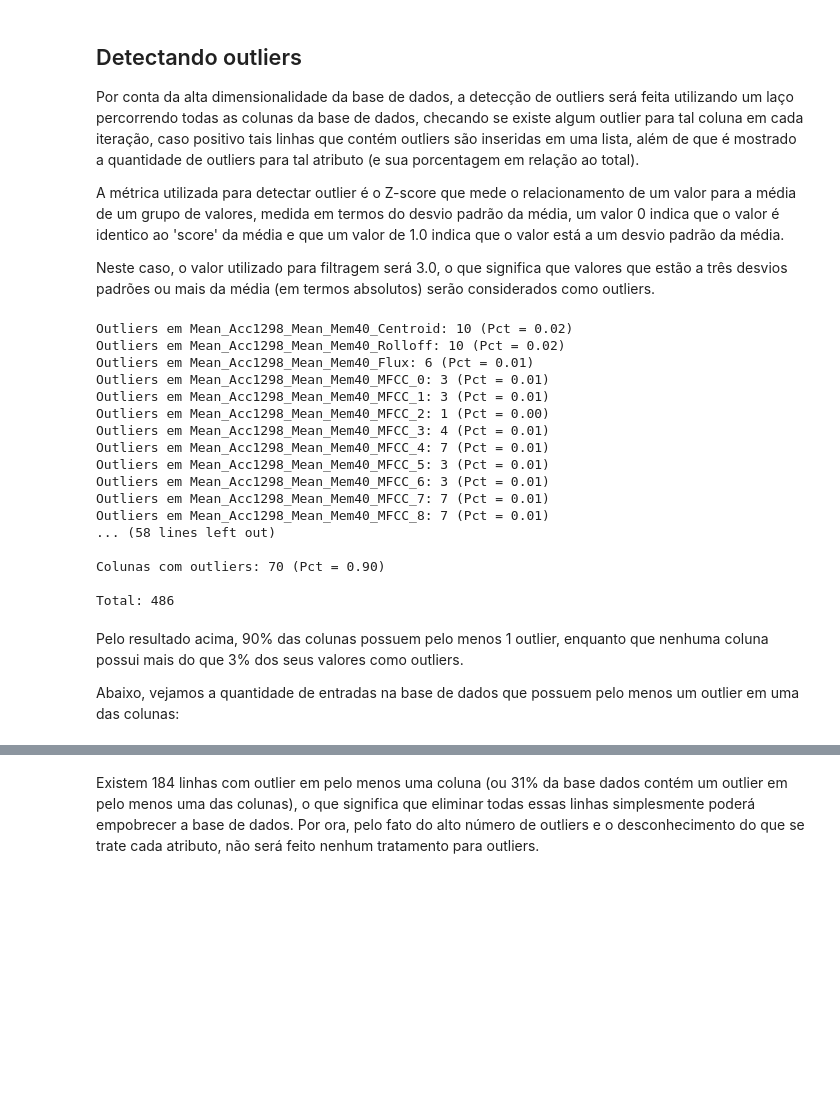
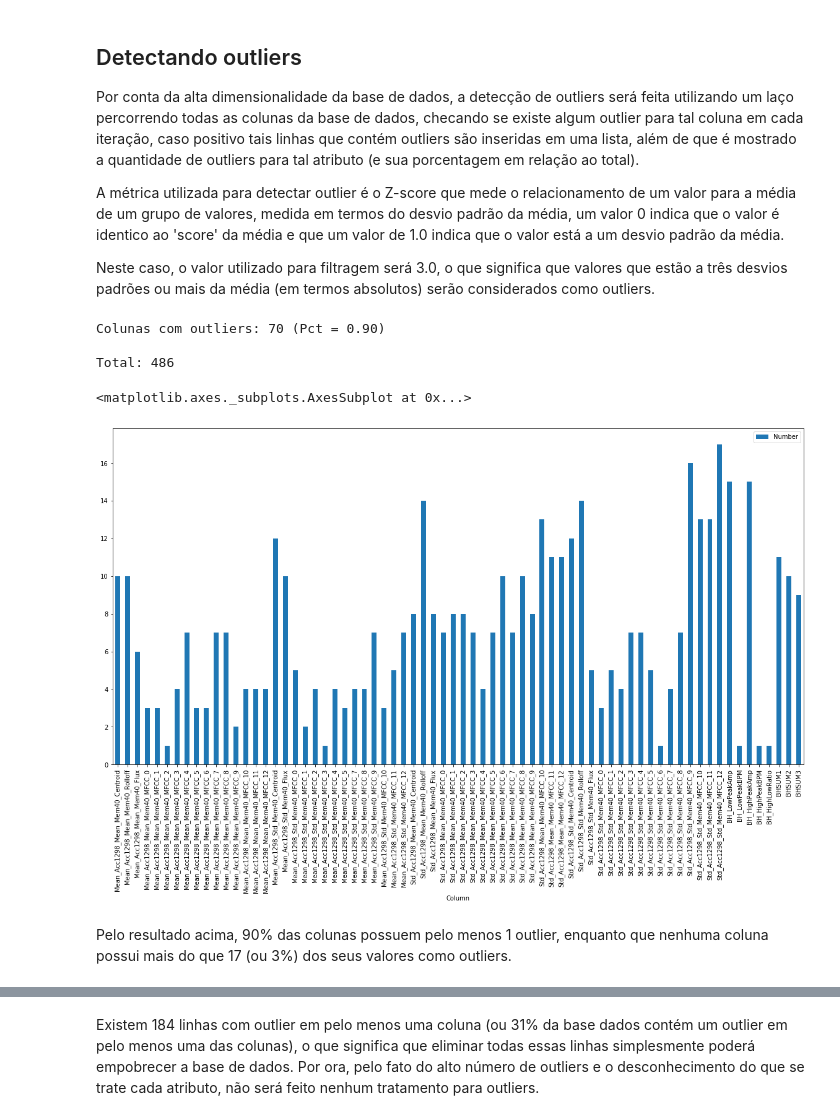
Before and after one commit to DefinitelyNotACactus/AI, a Jupyter notebook: Classification/Q1 - Classification.ipynb, the cells around one changed output, grey strips where cells are left out. Drawn from its saved outputs; the diff is of its cells as text; code cells hidden in the pictures; blank space fills up the shorter version.

```diff
--- a/Classification/Q1 - Classification.ipynb
+++ b/Classification/Q1 - Classification.ipynb
@@ -225,37 +206,27 @@ Neste caso, o valor utilizado para filtragem será 3.0, o que significa que valo
 # %%
 threshold = 3
 outliers = []
 columns = []
+results = []
 total = 0
 for column in df.columns:
     outs = len(df[(np.abs(stats.zscore(df[column])) >= threshold)])
     total += outs
     if(outs > 0):
         columns.append(column)
         outliers.append(df[(np.abs(stats.zscore(df[column])) >= threshold)])
-        print("Outliers em %s: %d (Pct = %.2f)" % (column, outs, outs/len(df)))
+        results.append({"Number": len(df[(np.abs(stats.zscore(df[column])) >= threshold)]), "Column": column})
+        #print("Outliers em %s: %d (Pct = %.2f)" % (column, outs, outs/len(df)))
 
 print("\nColunas com outliers: %d (Pct = %.2f)" % (len(outliers), len(outliers)/len(df.columns)))
 print("\nTotal: %d" % (total))
+
+pd.DataFrame(results).plot.bar(x = "Column", y = "Number", figsize = (20, 10))
 # %% [output]
-Outliers em Mean_Acc1298_Mean_Mem40_Centroid: 10 (Pct = 0.02)
-Outliers em Mean_Acc1298_Mean_Mem40_Rolloff: 10 (Pct = 0.02)
-Outliers em Mean_Acc1298_Mean_Mem40_Flux: 6 (Pct = 0.01)
-Outliers em Mean_Acc1298_Mean_Mem40_MFCC_0: 3 (Pct = 0.01)
-Outliers em Mean_Acc1298_Mean_Mem40_MFCC_1: 3 (Pct = 0.01)
-Outliers em Mean_Acc1298_Mean_Mem40_MFCC_2: 1 (Pct = 0.00)
-Outliers em Mean_Acc1298_Mean_Mem40_MFCC_3: 4 (Pct = 0.01)
-Outliers em Mean_Acc1298_Mean_Mem40_MFCC_4: 7 (Pct = 0.01)
-Outliers em Mean_Acc1298_Mean_Mem40_MFCC_5: 3 (Pct = 0.01)
-Outliers em Mean_Acc1298_Mean_Mem40_MFCC_6: 3 (Pct = 0.01)
-Outliers em Mean_Acc1298_Mean_Mem40_MFCC_7: 7 (Pct = 0.01)
-Outliers em Mean_Acc1298_Mean_Mem40_MFCC_8: 7 (Pct = 0.01)
-... (58 lines left out)
-
 Colunas com outliers: 70 (Pct = 0.90)
 
 Total: 486
+<matplotlib.axes._subplots.AxesSubplot at 0x...>
+[figure, added]
 # %% [markdown]
-Pelo resultado acima, 90% das colunas possuem pelo menos 1 outlier, enquanto que nenhuma coluna possui mais do que 3% dos seus valores como outliers.
-
-Abaixo, vejamos a quantidade de entradas na base de dados que possuem pelo menos um outlier em uma das colunas:
+Pelo resultado acima, 90% das colunas possuem pelo menos 1 outlier, enquanto que nenhuma coluna possui mais do que 17 (ou 3%) dos seus valores como outliers.
```
Also changed, not shown: parts of 8 cells of this notebook.
